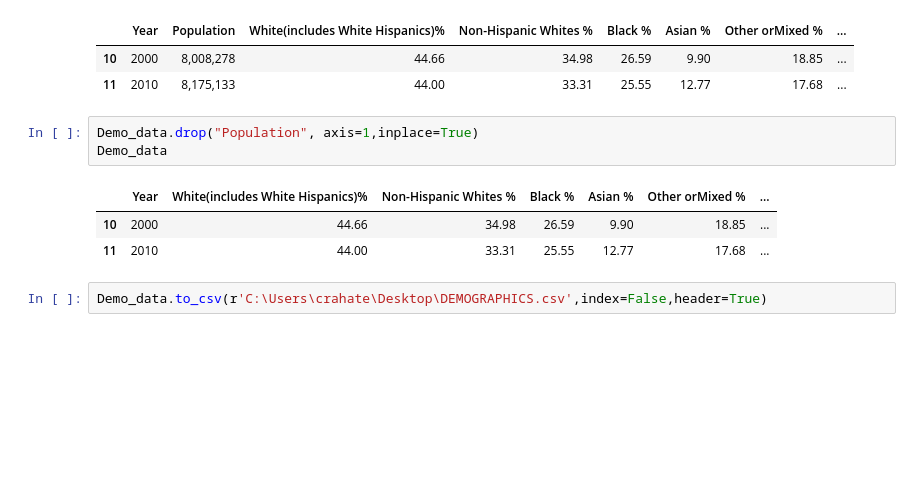
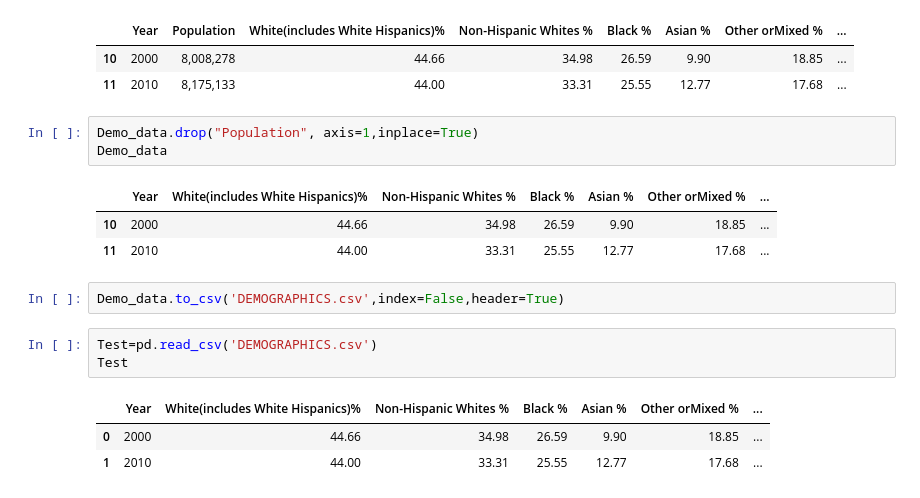
Before and after one commit to charudatta-r/Capstone_project_BATTLE_OF_THE_NEIGHBOURHOODS, a Jupyter notebook: The Battle of Neighborhoods (Week 2).ipynb, the cells around one changed output. Drawn from its saved outputs; the diff is of its cells as text; blank space fills up the shorter version.

```diff
--- a/The Battle of Neighborhoods (Week 2).ipynb
+++ b/The Battle of Neighborhoods (Week 2).ipynb
@@ -294,4 +294,11 @@ Demo_data
 | 10 | 2000 | 44.66 | 34.98 | 26.59 | 9.90 | 18.85 | ... |
 | 11 | 2010 | 44.00 | 33.31 | 25.55 | 12.77 | 17.68 | ... |
 # %%
-Demo_data.to_csv(r'C:\Users\crahate\Desktop\DEMOGRAPHICS.csv',index=False,header=True)
+Demo_data.to_csv('DEMOGRAPHICS.csv',index=False,header=True)
+# %%
+Test=pd.read_csv('DEMOGRAPHICS.csv')
+Test
+# %% [output]
+|  | Year | White(includes White Hispanics)% | Non-Hispanic Whites % | Black % | Asian % | Other orMixed % | ... |
+| 0 | 2000 | 44.66 | 34.98 | 26.59 | 9.90 | 18.85 | ... |
+| 1 | 2010 | 44.00 | 33.31 | 25.55 | 12.77 | 17.68 | ... |
```
